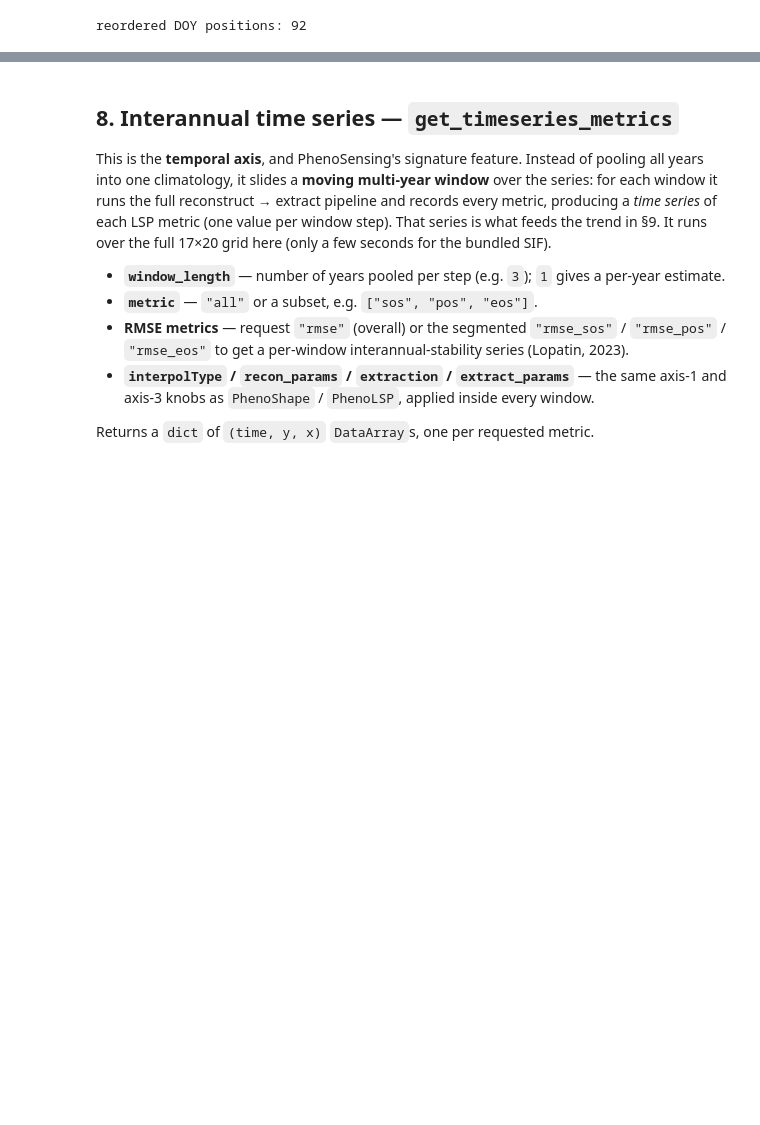
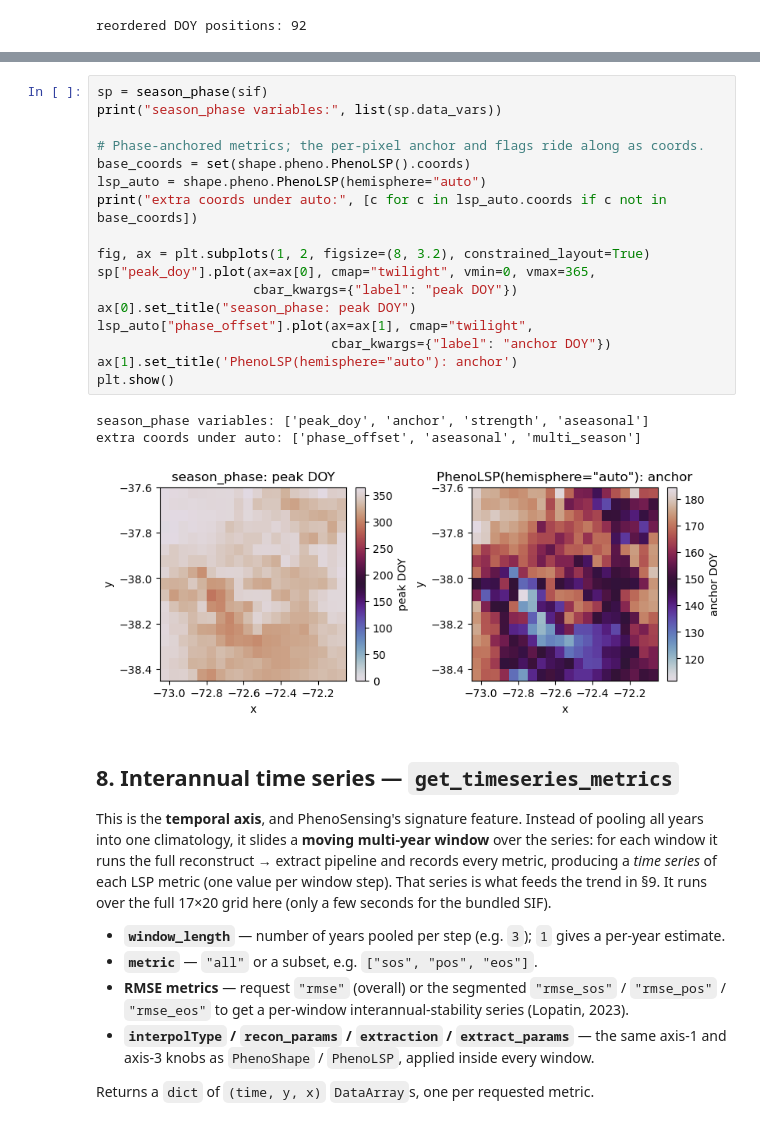
Before and after one commit to JavierLopatin/PhenoPY, a Jupyter notebook: examples/tutorial.ipynb, the cells around one changed output, grey strips where cells are left out. Drawn from its saved outputs; the diff is of its cells as text; blank space fills up the shorter version.

```diff
--- a/examples/tutorial.ipynb
+++ b/examples/tutorial.ipynb
@@ -316,3 +320,24 @@ reordered DOY positions: 92
+# %%
+sp = season_phase(sif)
+print("season_phase variables:", list(sp.data_vars))
+
+# Phase-anchored metrics; the per-pixel anchor and flags ride along as coords.
+base_coords = set(shape.pheno.PhenoLSP().coords)
+lsp_auto = shape.pheno.PhenoLSP(hemisphere="auto")
+print("extra coords under auto:", [c for c in lsp_auto.coords if c not in base_coords])
+
+fig, ax = plt.subplots(1, 2, figsize=(8, 3.2), constrained_layout=True)
+sp["peak_doy"].plot(ax=ax[0], cmap="twilight", vmin=0, vmax=365,
+                    cbar_kwargs={"label": "peak DOY"})
+ax[0].set_title("season_phase: peak DOY")
+lsp_auto["phase_offset"].plot(ax=ax[1], cmap="twilight",
+                              cbar_kwargs={"label": "anchor DOY"})
+ax[1].set_title('PhenoLSP(hemisphere="auto"): anchor')
+plt.show()
+# %% [output]
+season_phase variables: ['peak_doy', 'anchor', 'strength', 'aseasonal']
+extra coords under auto: ['phase_offset', 'aseasonal', 'multi_season']
+[figure, added]
 # %% [markdown]
 ## 8. Interannual time series — `get_timeseries_metrics`
 
```
Also changed, not shown: parts of 2 cells of this notebook, 10 other files.
